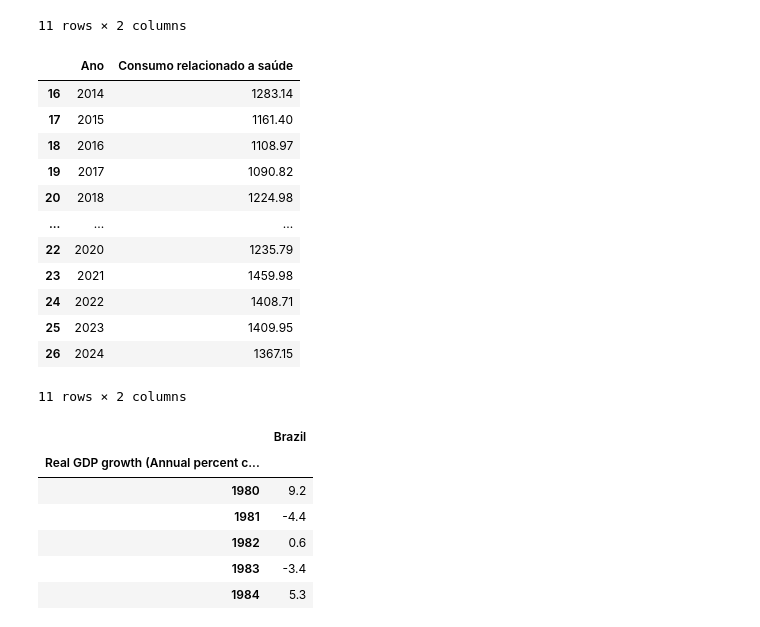
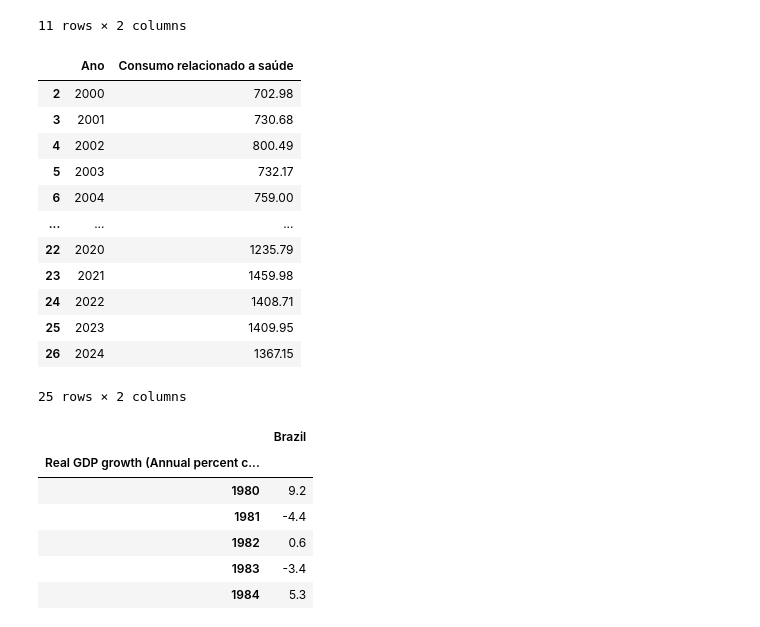
Before and after one commit to gabyxsantos/Economia, a Jupyter notebook: atualizandodf.ipynb, the cells around one changed output. Saved outputs shown, nothing was run; the diff lists cells and outputs as text; code cells hidden in the pictures.

```diff
--- a/atualizandodf.ipynb
+++ b/atualizandodf.ipynb
@@ -100,34 +102,34 @@ dados_receita_real
 # %%
 url_saude = "https://raw.githubusercontent.com/gabyxsantos/Economia/refs/heads/main/consumosaude.csv"
 dados_saude = pd.read_csv(url_saude, sep=";")
 dados_saude = dados_saude.rename(columns={
     "Consumo aparente - produtos farmoquímicos e farmacêuticos - índice real dessazonalizado (média 2012 = 100) - - - Instituto de Pesquisa Econômica Aplicada - GAC12_CAFARMDESSAZ12": "Consumo relacionado a saúde"
 })
 dados_saude["Consumo relacionado a saúde"] = pd.to_numeric(dados_saude["Consumo relacionado a saúde"].str.replace(",", "."))
 dados_saude["Consumo relacionado a saúde"] = dados_saude["Consumo relacionado a saúde"].round(2)
 dados_saude = dados_saude.drop(columns=["Unnamed: 2"])
 
 # Fazendo um recorte por ano ao invés de mês/ano
 dados_saude['Ano'] = dados_saude['Data'].astype(str).str[:4].astype(int)
 dados_saude = dados_saude.groupby('Ano')['Consumo relacionado a saúde'].sum().reset_index()
 
 #delimitando o df para anos entre 2012 e 2024
-dados_saude = dados_saude[(dados_saude['Ano'] > 2013) & (dados_saude['Ano'] < 2025)]
+dados_saude = dados_saude[(dados_saude['Ano'] > 1999) & (dados_saude['Ano'] < 2025)]
 dados_saude
 # %% [output]
 |  | Ano | Consumo relacionado a saúde |
-| 16 | 2014 | 1283.14 |
-| 17 | 2015 | 1161.40 |
-| 18 | 2016 | 1108.97 |
-| 19 | 2017 | 1090.82 |
-| 20 | 2018 | 1224.98 |
+| 2 | 2000 | 702.98 |
+| 3 | 2001 | 730.68 |
+| 4 | 2002 | 800.49 |
+| 5 | 2003 | 732.17 |
+| 6 | 2004 | 759.00 |
 | ... | ... | ... |
 | 22 | 2020 | 1235.79 |
 | 23 | 2021 | 1459.98 |
 | 24 | 2022 | 1408.71 |
 | 25 | 2023 | 1409.95 |
 | 26 | 2024 | 1367.15 |
-11 rows × 2 columns
+25 rows × 2 columns
 # %%
 PIB=pd.read_excel("https://github.com/gabyxsantos/Economia/raw/refs/heads/main/PIB.xls")
 
```
Also changed, not shown: parts of 32 cells of this notebook.
